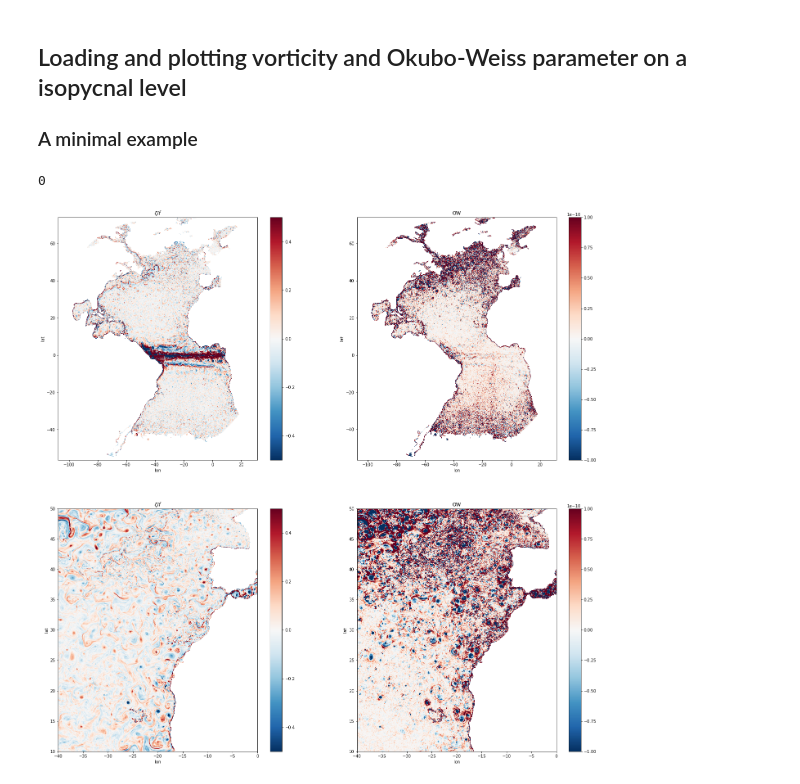
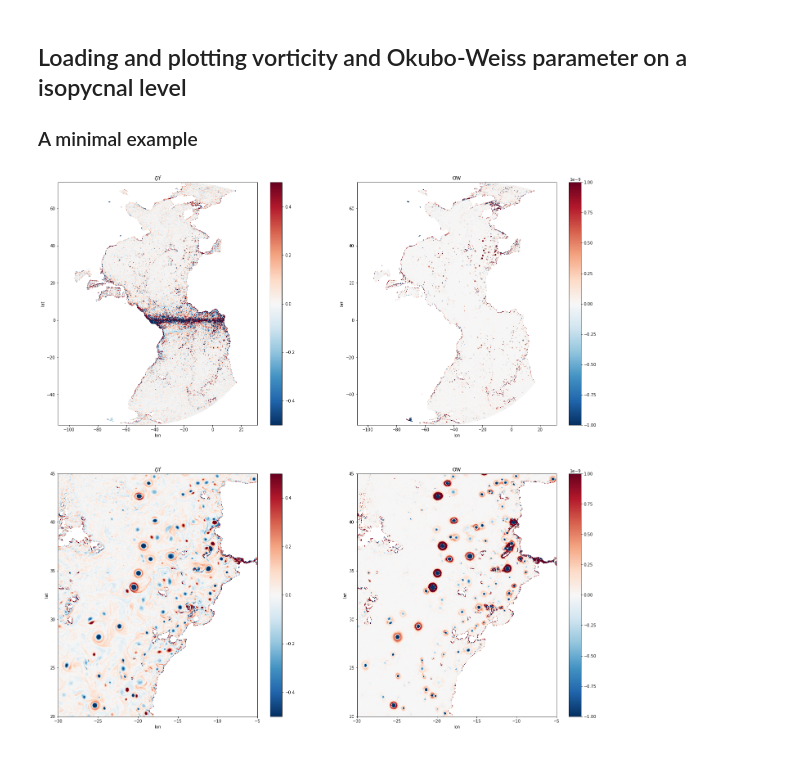
Before and after one commit to Mesharou/mesharou.github.io, a Jupyter notebook: Work/Load_VRT_and_OW.ipynb, the cells around one changed output. Drawn from its saved outputs; the diff is of its cells as text; code cells hidden in the pictures.

```diff
--- a/Work/Load_VRT_and_OW.ipynb
+++ b/Work/Load_VRT_and_OW.ipynb
@@ -8,13 +8,11 @@ import matplotlib.pyplot as plt
 from netCDF4 import Dataset
 # %%
 # Pick an isopycnal level number: isopycnals = [26.4, 26.6, 27.2, 27.4, 27.6, 27.8, 27.86] ;
-
 isig = 5;
 
 
 # pick a time between 2330 and 6690
-
-time = 2540
+time = 2545
 
 it = time %10 # index in file
 filetime = time  - it # file time
@@ -23,9 +21,8 @@ filetime = time  - it # file time
 # Load vrt and ow from netcdf file
 
 folder = '/home/datawork-lops-megatl/EDDY/gigatl3/iso/'
-ncfile = folder + 'gigatl3_1h_isopycnal_section.' + ''.formar+ '.nc'
+ncfile = folder + 'gigatl3_1h_isopycnal_section.' + '{0:05}'.format(filetime) + '.nc'
 
-it=0
 nc = Dataset(ncfile,'r')
 rho_iso = nc.variables['isopycnal'][isig] # potential density
 vrt = nc.variables['vrt'][it,isig,:,:] # relative vorticity
@@ -42,42 +39,35 @@ lat = grd.variables['lat_rho'][:]
 lon_psi = grd.variables['lon_psi'][:]
 lat_psi = grd.variables['lat_psi'][:]
 grd.close()
-# %%
-time = 2540
-
-filetime = time % 10
-time %10
-# %% [output]
-0
 # %%
 fig = plt.figure(figsize=(24.0,24.0))
 
 #######
 # Full Atlantic
 #######
 
 ax1 = plt.subplot(2,2,1); plt.title(r'$\zeta/f$')
 plt.pcolormesh(lon_psi,lat_psi,vrt,vmin=-.5,vmax=.5,cmap = 'RdBu_r'); plt.colorbar()
 plt.xlabel('lon'); plt.ylabel('lat');
 
 ax2 = plt.subplot(2,2,2); plt.title('OW')
-plt.pcolormesh(lon,lat,ow,vmin=-1.e-10,vmax=1.e-10,cmap = 'RdBu_r'); plt.colorbar()
+plt.pcolormesh(lon,lat,ow,vmin=-1.e-9,vmax=1.e-9,cmap = 'RdBu_r'); plt.colorbar()
 plt.xlabel('lon'); plt.ylabel('lat');
 
 #######
 # Zoom
 #######
 
 ax3 = plt.subplot(2,2,3);plt.title(r'$\zeta/f$')
 plt.pcolormesh(lon_psi,lat_psi,vrt,vmin=-.5,vmax=.5,cmap = 'RdBu_r'); plt.colorbar()
-plt.axis([-40,0,10,50]); plt.xlabel('lon'); plt.ylabel('lat');
+plt.axis([-30,-5,20,45]); plt.xlabel('lon'); plt.ylabel('lat');
 
 ax4 = plt.subplot(2,2,4);
 plt.title('OW')
-plt.pcolormesh(lon,lat,ow,vmin=-1.e-10,vmax=1.e-10,cmap = 'RdBu_r'); plt.colorbar()
-plt.axis([-40,0,10,50]); plt.xlabel('lon'); plt.ylabel('lat');
+plt.pcolormesh(lon,lat,ow,vmin=-1.e-9,vmax=1.e-9,cmap = 'RdBu_r'); plt.colorbar()
+plt.axis([-30,-5,20,45]); plt.xlabel('lon'); plt.ylabel('lat');
 #######
 
 plt.savefig('test.png', dpi=300)
 # %% [output]
-[figure, old version]
+[figure, new version]
```
